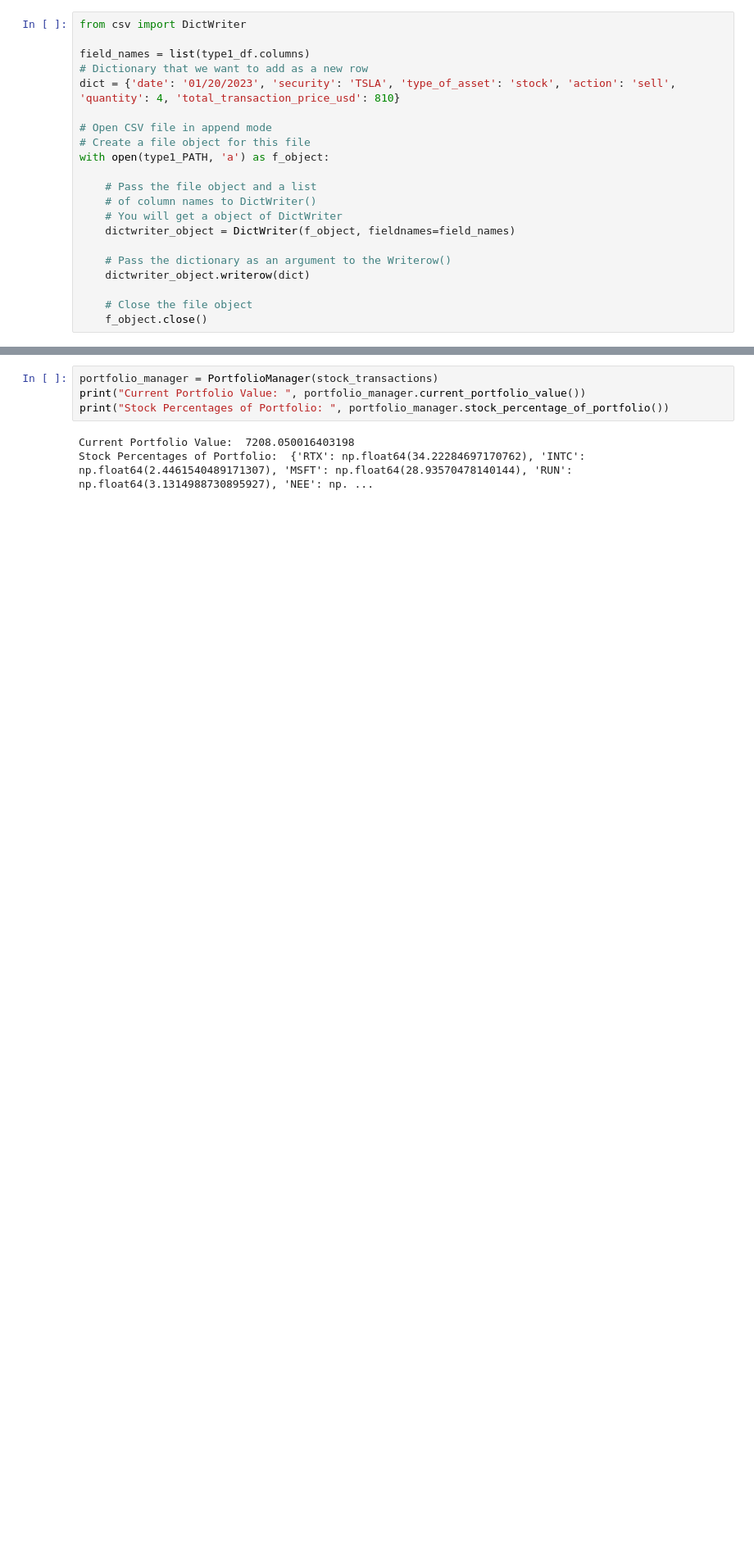
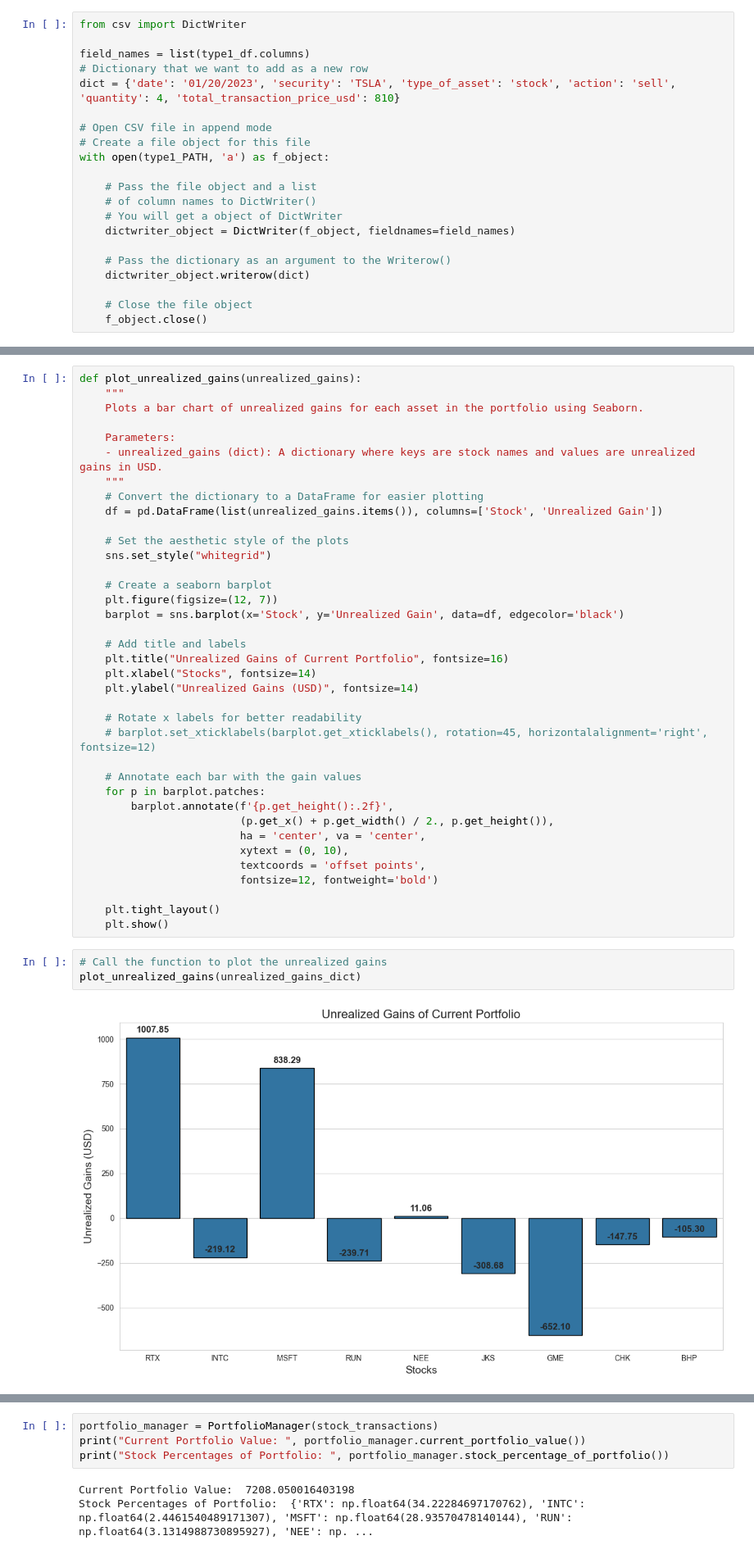
Before and after one commit to magurh/portfolio-tracker, a Jupyter notebook: notebooks/testing.ipynb, the cells around one changed output, grey strips where cells are left out. Shown: that part at 82% size. Cells and saved outputs as stored; diff of their text form; blank space fills up the shorter version.

```diff
--- a/notebooks/testing.ipynb
+++ b/notebooks/testing.ipynb
@@ -65 +140,43 @@ with open(type1_PATH, 'a') as f_object:
+# %%
+def plot_unrealized_gains(unrealized_gains):
+    """
+    Plots a bar chart of unrealized gains for each asset in the portfolio using Seaborn.
+
+    Parameters:
+    - unrealized_gains (dict): A dictionary where keys are stock names and values are unrealized gains in USD.
+    """
+    # Convert the dictionary to a DataFrame for easier plotting
+    df = pd.DataFrame(list(unrealized_gains.items()), columns=['Stock', 'Unrealized Gain'])
+
+    # Set the aesthetic style of the plots
+    sns.set_style("whitegrid")
+
+    # Create a seaborn barplot
+    plt.figure(figsize=(12, 7))
+    barplot = sns.barplot(x='Stock', y='Unrealized Gain', data=df, edgecolor='black')
+
+    # Add title and labels
+    plt.title("Unrealized Gains of Current Portfolio", fontsize=16)
+    plt.xlabel("Stocks", fontsize=14)
+    plt.ylabel("Unrealized Gains (USD)", fontsize=14)
+
+    # Rotate x labels for better readability
+    # barplot.set_xticklabels(barplot.get_xticklabels(), rotation=45, horizontalalignment='right', fontsize=12)
+
+    # Annotate each bar with the gain values
+    for p in barplot.patches:
+        barplot.annotate(f'{p.get_height():.2f}',
+                         (p.get_x() + p.get_width() / 2., p.get_height()),
+                         ha = 'center', va = 'center',
+                         xytext = (0, 10),
+                         textcoords = 'offset points',
+                         fontsize=12, fontweight='bold')
+
+    plt.tight_layout()
+    plt.show()
+# %%
+# Call the function to plot the unrealized gains
+plot_unrealized_gains(unrealized_gains_dict)
+# %% [output]
+[figure, added]
 # %% [markdown]
```
Also changed, not shown: parts of 10 cells of this notebook, 5 other files.
